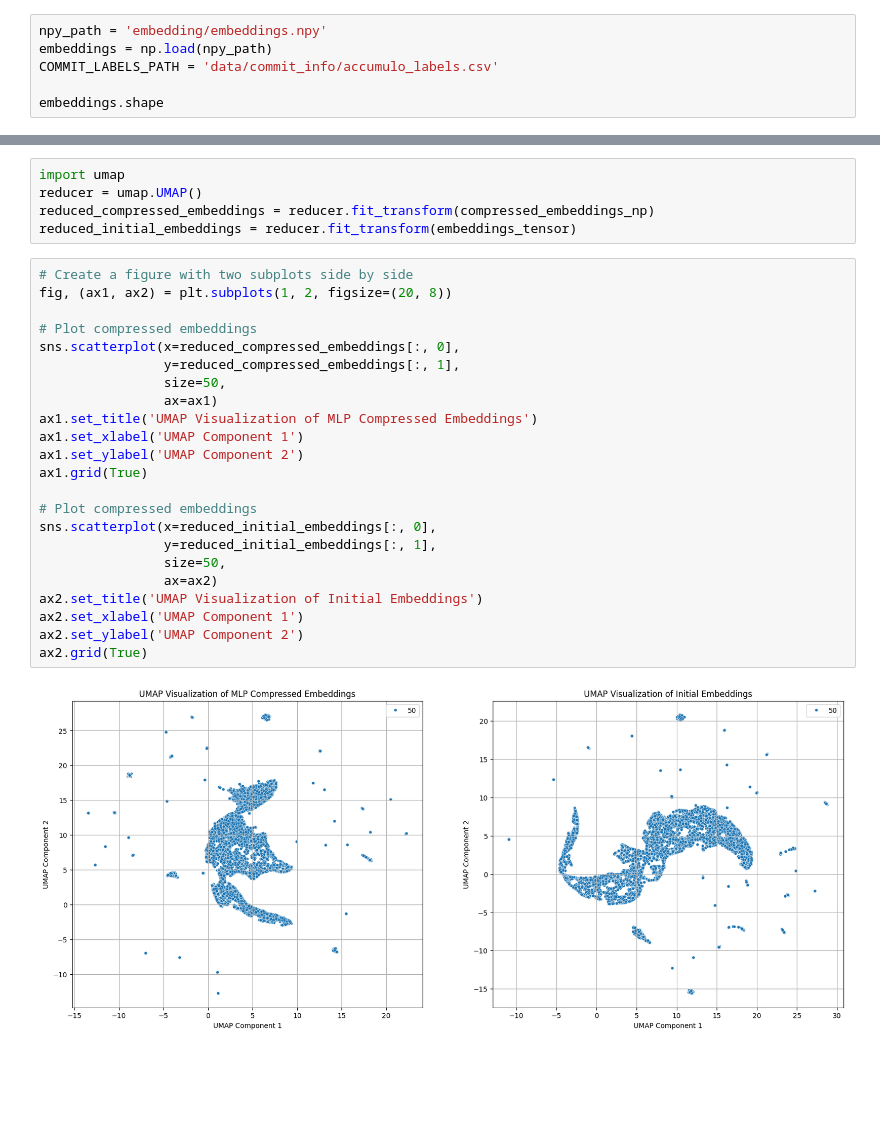
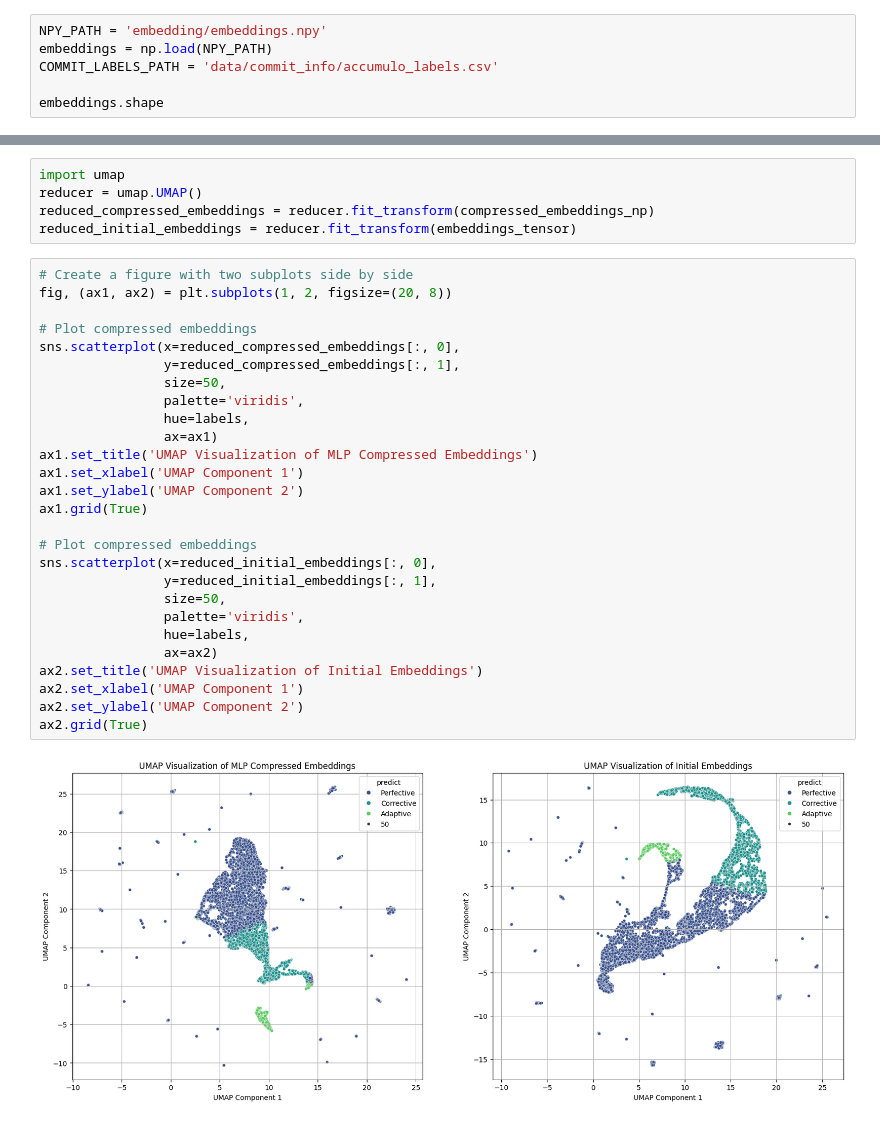
Before and after one commit to savirarama/Embedding-Clusters-Visualization, a Jupyter notebook: mlp_cluster_visualization.ipynb, the cells around one changed output, grey strips where cells are left out. Saved outputs shown, nothing was run; the diff lists cells and outputs as text; blank space fills up the shorter version.

Commit message:
add colors based on commit category on the visualization

```diff
--- a/mlp_cluster_visualization.ipynb
+++ b/mlp_cluster_visualization.ipynb
@@ -44,8 +21,8 @@ mlp = nn.Sequential(
     nn.Linear(256, 64)
 )
 # %%
-npy_path = 'embedding/embeddings.npy'
-embeddings = np.load(npy_path)
+NPY_PATH = 'embedding/embeddings.npy'
+embeddings = np.load(NPY_PATH)
 COMMIT_LABELS_PATH = 'data/commit_info/accumulo_labels.csv'
 
 embeddings.shape
@@ -136,25 +114,29 @@ reduced_initial_embeddings = reducer.fit_transform(embeddings_tensor)
 # %%
 # Create a figure with two subplots side by side
 fig, (ax1, ax2) = plt.subplots(1, 2, figsize=(20, 8))
 
 # Plot compressed embeddings
 sns.scatterplot(x=reduced_compressed_embeddings[:, 0],
                 y=reduced_compressed_embeddings[:, 1],
                 size=50,
+                palette='viridis',
+                hue=labels,
                 ax=ax1)
 ax1.set_title('UMAP Visualization of MLP Compressed Embeddings')
 ax1.set_xlabel('UMAP Component 1')
 ax1.set_ylabel('UMAP Component 2')
 ax1.grid(True)
 
 # Plot compressed embeddings
 sns.scatterplot(x=reduced_initial_embeddings[:, 0],
                 y=reduced_initial_embeddings[:, 1],
                 size=50,
+                palette='viridis',
+                hue=labels,
                 ax=ax2)
 ax2.set_title('UMAP Visualization of Initial Embeddings')
 ax2.set_xlabel('UMAP Component 1')
 ax2.set_ylabel('UMAP Component 2')
 ax2.grid(True)
 # %% [output]
-[figure, old version]
+[figure, new version]
```
Also changed, not shown: parts of 4 cells of this notebook.
